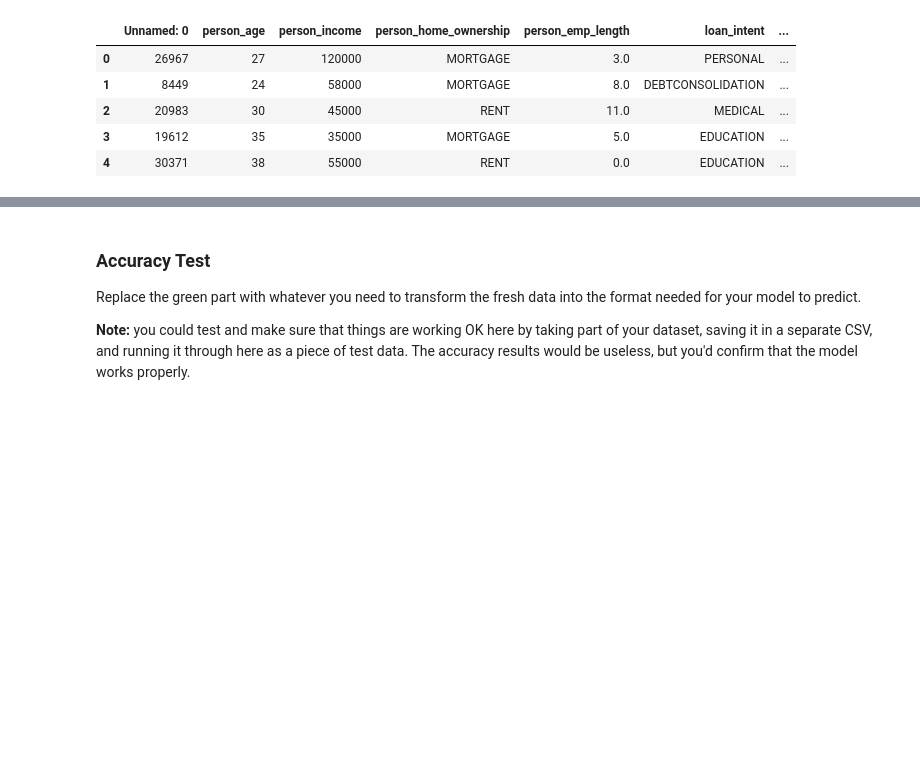
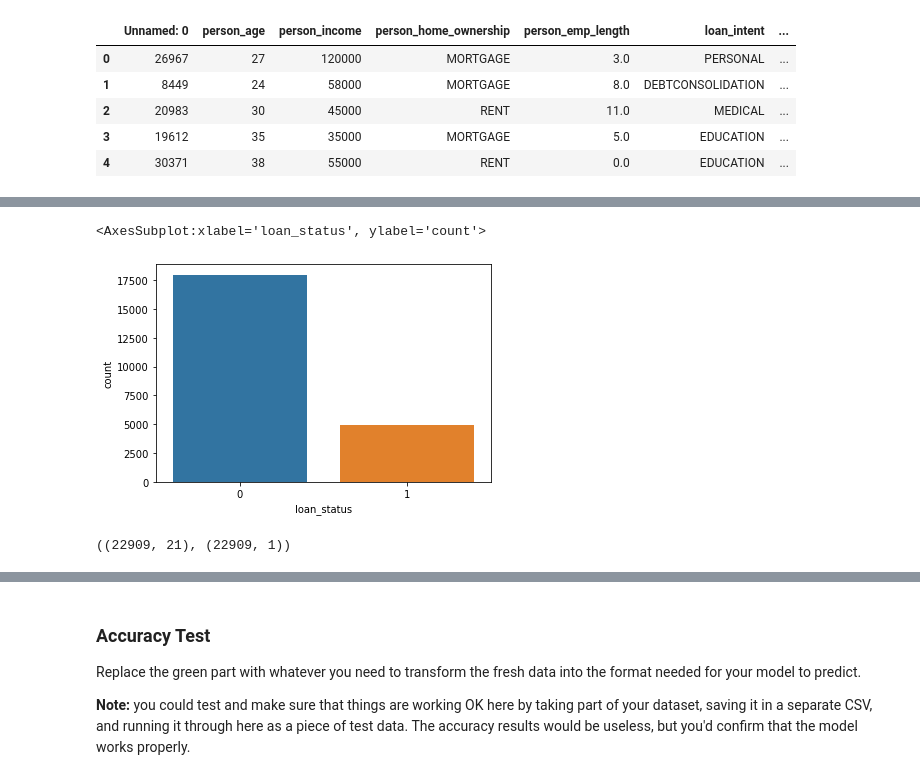
Before and after one commit to CcDenn/BSIP_Assignment_4_Students, a Jupyter notebook: asn4_start.ipynb, the cells around one changed output, grey strips where cells are left out. Saved outputs shown, nothing was run; the diff lists cells and outputs as text; code cells hidden in the pictures; blank space fills up the shorter version.

```diff
--- a/asn4_start.ipynb
+++ b/asn4_start.ipynb
@@ -65,0 +174,16 @@ df.head()
+# %%
+#one-hot transform our data
+df2 = pd.get_dummies(df, drop_first=True)
+# %%
+sns.countplot(data=df2, x="loan_status")
+# %% [output]
+<AxesSubplot:xlabel='loan_status', ylabel='count'>
+[figure, added]
+# %%
+dfX = df2.drop(columns={"loan_status"})
+dfY = df2["loan_status"]
+y = np.array(dfY).reshape(-1,1)
+x = np.array(dfX)
+x.shape, y.shape
+# %% [output]
+((22909, 21), (22909, 1))
```
Also changed, not shown: parts of 12 cells of this notebook.
